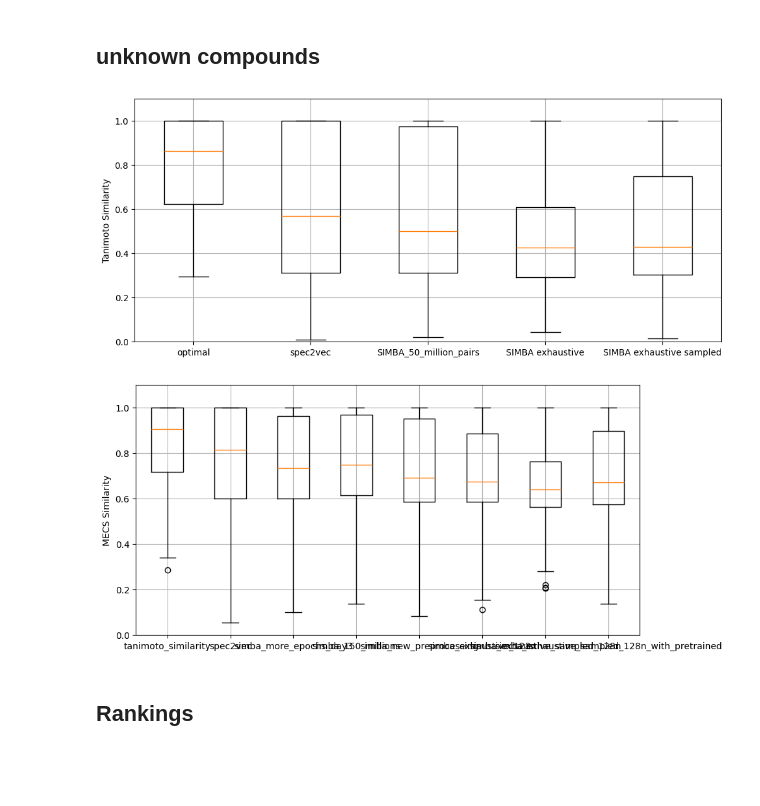
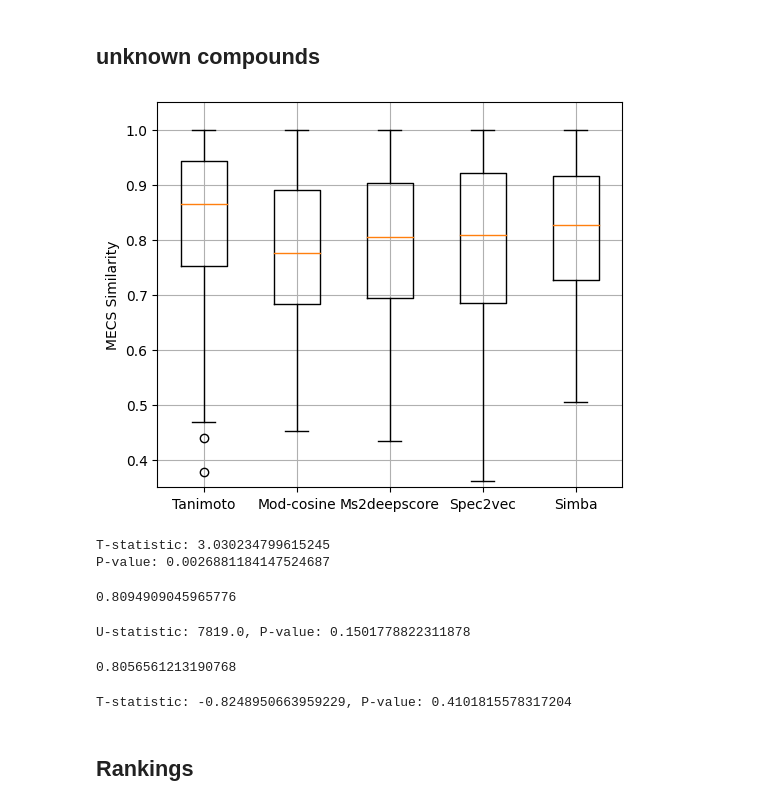
Before and after one commit to bittremieuxlab/simba, a Jupyter notebook: notebooks/discovery_search/plotting_comparison_analog_discovery.ipynb, the cells around one changed output. Cells and saved outputs as stored; diff of their text form; code cells hidden in the pictures; blank space fills up the shorter version.

```diff
--- a/notebooks/discovery_search/plotting_comparison_analog_discovery.ipynb
+++ b/notebooks/discovery_search/plotting_comparison_analog_discovery.ipynb
@@ -72,20 +96,7 @@ mces_list=[]
 labels_list=[]
 for s in similarity_names:
     labels_list.append(s)
-    tani= [m for m in results_unknown[s]['tanimoto_retrieved'] if m is not None]
+    #tani= [m for m in results_unknown[s]['tanimoto_retrieved'] if m is not None]
     mces= [m for m in results_unknown[s]['mces_retrieved'] if m is not None]
-    tani_list.append(tani)
+    #tani_list.append(tani)
     mces_list.append(mces)
-# %%
-plt.figure(figsize=(12,5))
-#plt.boxplot(tani_list, labels=similarity_names)
-plt.boxplot(tani_list, labels=['optimal', 'spec2vec','SIMBA_50_million_pairs', 'SIMBA exhaustive', 'SIMBA exhaustive sampled'])
-#plt.boxplot(tani_list, labels=['tanimoto', 'spec2vec', 'simba','ms2deepscore',''])
-#plt.boxplot(, labels=labels_list)
-
-plt.ylim([0,1.1])
-plt.ylabel('Tanimoto Similarity')
-plt.title('')
-plt.grid()
-# %% [output]
-[figure, removed]
@@ -92,14 +115,62 @@ plt.grid()
 # %%
-plt.figure(figsize=(10,5))
-plt.boxplot(mces_list, labels=similarity_names)
-#plt.boxplot(, labels=labels_list)
-
-plt.ylim([0,1.1])
+plt.figure(figsize=(6,5))
+#plt.boxplot(mces_list, labels=similarity_names)
+plt.boxplot(mces_list, labels=['Tanimoto', 'Mod-cosine', 'Ms2deepscore','Spec2vec','Simba',])
+plt.ylim([0.35,1.05])
 plt.ylabel('MECS Similarity')
 plt.title('')
 plt.grid()
 # %% [output]
-[figure, old version]
+[figure, new version]
+# %%
+from scipy import stats
+
+
+
+# Perform t-test
+t_stat, p_value = stats.ttest_ind(mces_list[0], mces_list[1])
+
+print(f"T-statistic: {t_stat}")
+print(f"P-value: {p_value}")
+# %% [output]
+T-statistic: 3.030234799615245
+P-value: 0.0026881184147524687
+# %%
+import numpy as np
+np.median(mces_list[3])
+# %% [output]
+0.8094909045965776
+# %%
+from scipy import stats
+
+# Sample data
+X = mces_list[1] # Replace with your actual data
+Y = mces_list[3]
+
+# Perform Mann-Whitney U test
+u_stat, p_value = stats.mannwhitneyu(X, Y)
+
+print(f"U-statistic: {u_stat}, P-value: {p_value}")
+# %% [output]
+U-statistic: 7819.0, P-value: 0.1501778822311878
+# %%
+import numpy as np
+np.median(mces_list[2] )
+# %% [output]
+0.8056561213190768
+# %%
+from scipy import stats
+
+# Sample data
+X = mces_list[1] # Replace with your actual data
+Y = mces_list[3]
+
+# Perform two-sample t-test
+t_stat, p_value = stats.ttest_ind(X, Y)
+
+print(f"T-statistic: {t_stat}, P-value: {p_value}")
+# %% [output]
+T-statistic: -0.8248950663959229, P-value: 0.4101815578317204
 # %% [markdown]
 ## Rankings
 # %%
```
Also changed, not shown: parts of 12 cells of this notebook, 1 other file.
